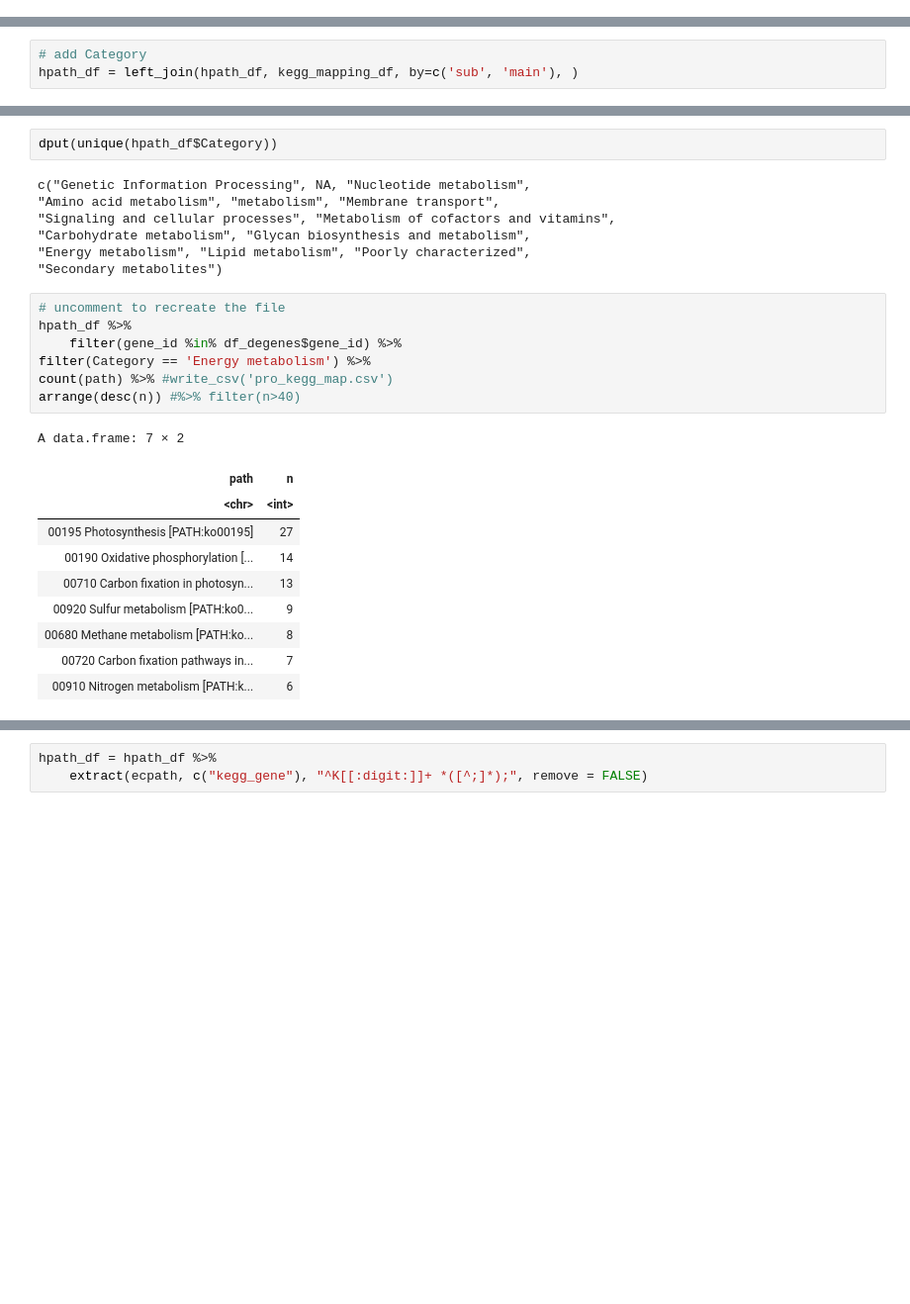
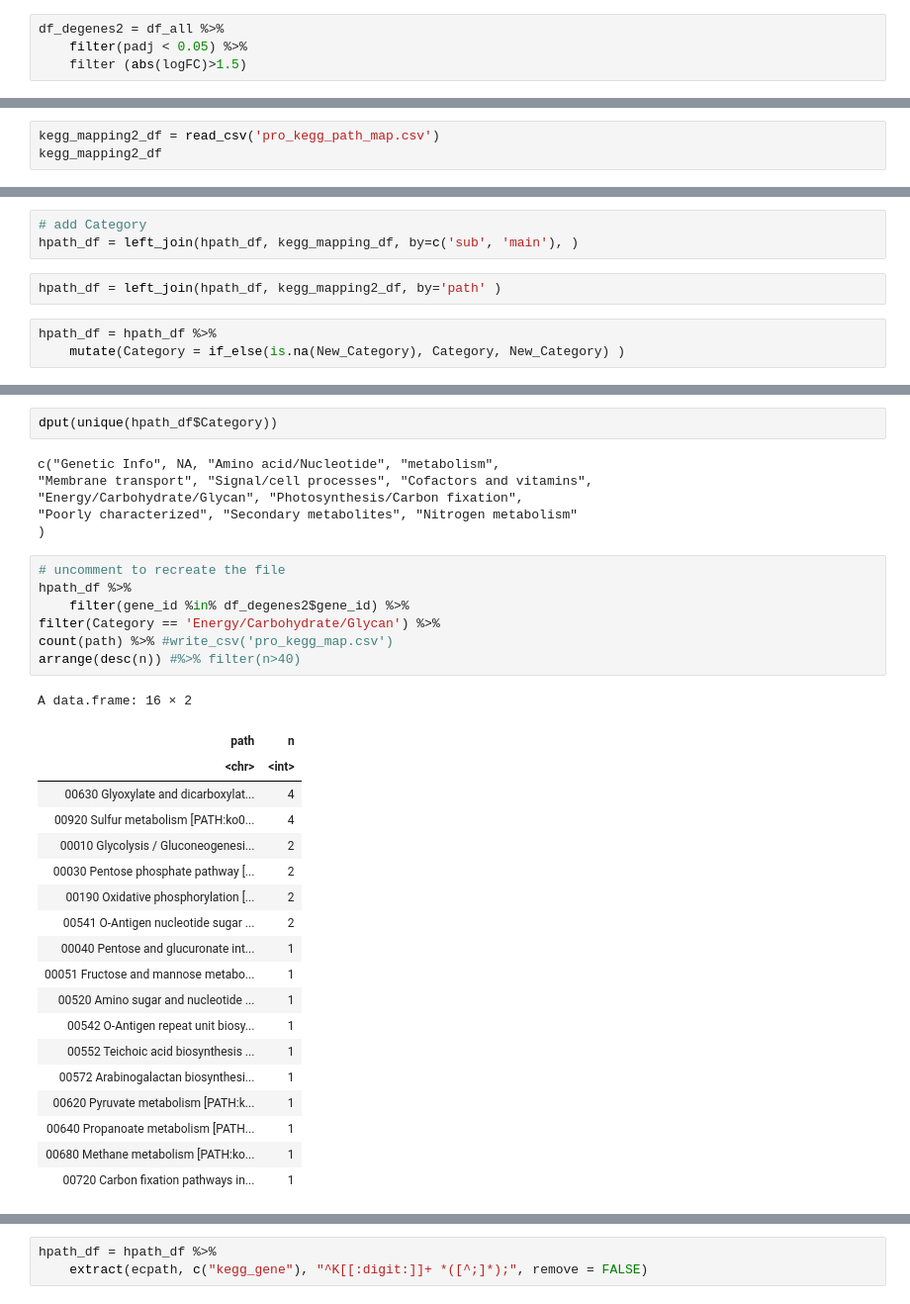
Before and after one commit to wosnat/CC1A3, a Jupyter notebook: Enrichment/CC1A3 MED4 figure long term.ipynb, the cells around one changed output, grey strips where cells are left out. Shown at 99% size. Saved outputs shown, nothing was run; the diff lists cells and outputs as text; blank space fills up the shorter version.

```diff
--- a/Enrichment/CC1A3 MED4 figure long term.ipynb
+++ b/Enrichment/CC1A3 MED4 figure long term.ipynb
@@ -67,6 +85,10 @@ df_all = df_all %>%
 # %%
 df_degenes = df_all %>%
     filter(padj < 0.05)
+# %%
+df_degenes2 = df_all %>%
+    filter(padj < 0.05) %>%
+    filter (abs(logFC)>1.5)
 # %%
 kegg_main_list = c(
         '09100 Metabolism',
@@ -107,0 +130,3 @@ A spec_tbl_df: 23 × 4
+# %%
+kegg_mapping2_df = read_csv('pro_kegg_path_map.csv')
+kegg_mapping2_df
@@ -118,6 +160,11 @@ hpath_df = hpath_df %>%
 # %%
 # add Category
 hpath_df = left_join(hpath_df, kegg_mapping_df, by=c('sub', 'main'), )
+# %%
+hpath_df = left_join(hpath_df, kegg_mapping2_df, by='path' )
+# %%
+hpath_df = hpath_df %>%
+    mutate(Category = if_else(is.na(New_Category), Category, New_Category) )
 # %%
 # uncomment to recreate the file
 hpath_df %>%
@@ -146,30 +198,38 @@ A data.frame: 14 × 2
 # %%
 dput(unique(hpath_df$Category))
 # %% [output]
-c("Genetic Information Processing", NA, "Nucleotide metabolism",
-"Amino acid metabolism", "metabolism", "Membrane transport",
-"Signaling and cellular processes", "Metabolism of cofactors and vitamins",
-"Carbohydrate metabolism", "Glycan biosynthesis and metabolism",
-"Energy metabolism", "Lipid metabolism", "Poorly characterized",
-"Secondary metabolites")
+c("Genetic Info", NA, "Amino acid/Nucleotide", "metabolism",
+"Membrane transport", "Signal/cell processes", "Cofactors and vitamins",
+"Energy/Carbohydrate/Glycan", "Photosynthesis/Carbon fixation",
+"Poorly characterized", "Secondary metabolites", "Nitrogen metabolism"
+)
 # %%
 # uncomment to recreate the file
 hpath_df %>%
-    filter(gene_id %in% df_degenes$gene_id) %>%
-filter(Category == 'Energy metabolism') %>%
+    filter(gene_id %in% df_degenes2$gene_id) %>%
+filter(Category == 'Energy/Carbohydrate/Glycan') %>%
 count(path) %>% #write_csv('pro_kegg_map.csv')
 arrange(desc(n)) #%>% filter(n>40)
 # %% [output]
-A data.frame: 7 × 2
+A data.frame: 16 × 2
 | path | n |
 | <chr> | <int> |
-| 00195 Photosynthesis [PATH:ko00195] | 27 |
-| 00190 Oxidative phosphorylation [... | 14 |
-| 00710 Carbon fixation in photosyn... | 13 |
-| 00920 Sulfur metabolism [PATH:ko0... | 9 |
-| 00680 Methane metabolism [PATH:ko... | 8 |
-| 00720 Carbon fixation pathways in... | 7 |
-| 00910 Nitrogen metabolism [PATH:k... | 6 |
+| 00630 Glyoxylate and dicarboxylat... | 4 |
+| 00920 Sulfur metabolism [PATH:ko0... | 4 |
+| 00010 Glycolysis / Gluconeogenesi... | 2 |
+| 00030 Pentose phosphate pathway [... | 2 |
+| 00190 Oxidative phosphorylation [... | 2 |
+| 00541 O-Antigen nucleotide sugar ... | 2 |
+| 00040 Pentose and glucuronate int... | 1 |
+| 00051 Fructose and mannose metabo... | 1 |
+| 00520 Amino sugar and nucleotide ... | 1 |
+| 00542 O-Antigen repeat unit biosy... | 1 |
+| 00552 Teichoic acid biosynthesis ... | 1 |
+| 00572 Arabinogalactan biosynthesi... | 1 |
+| 00620 Pyruvate metabolism [PATH:k... | 1 |
+| 00640 Propanoate metabolism [PATH... | 1 |
+| 00680 Methane metabolism [PATH:ko... | 1 |
+| 00720 Carbon fixation pathways in... | 1 |
 # %%
 # uncomment to recreate the file
 hpath_df %>%
```
Also changed, not shown: parts of 19 cells of this notebook, 2 other files.
